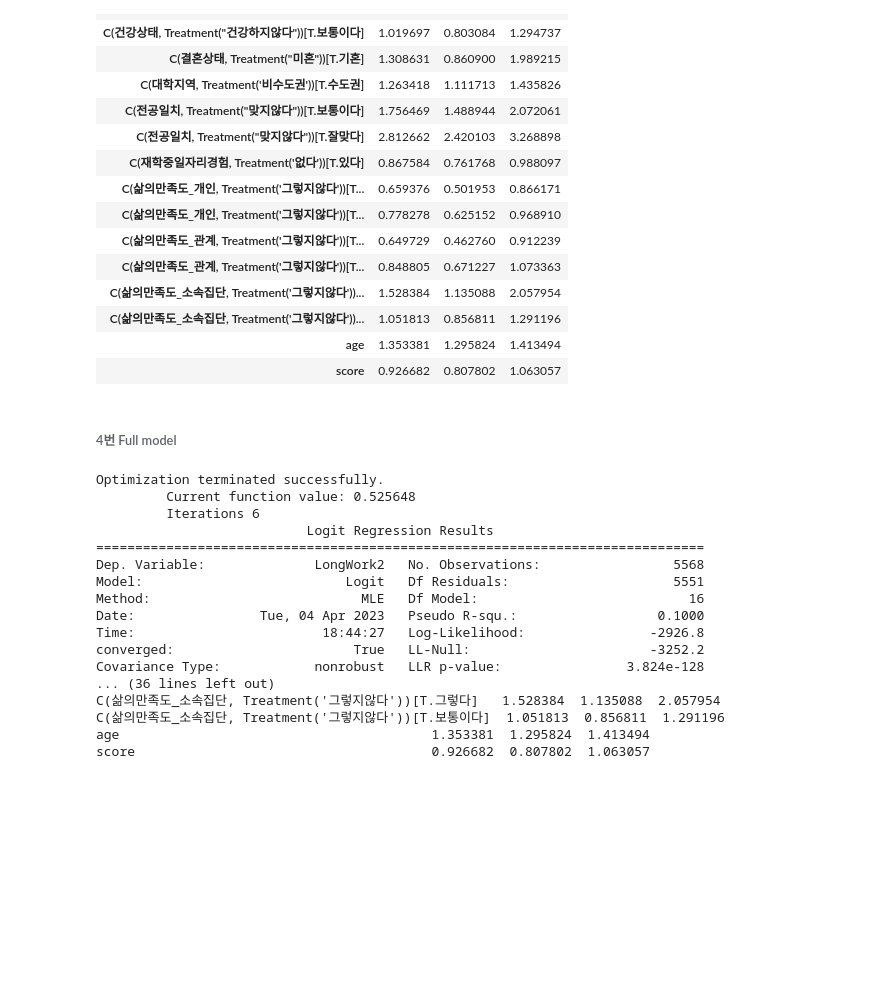
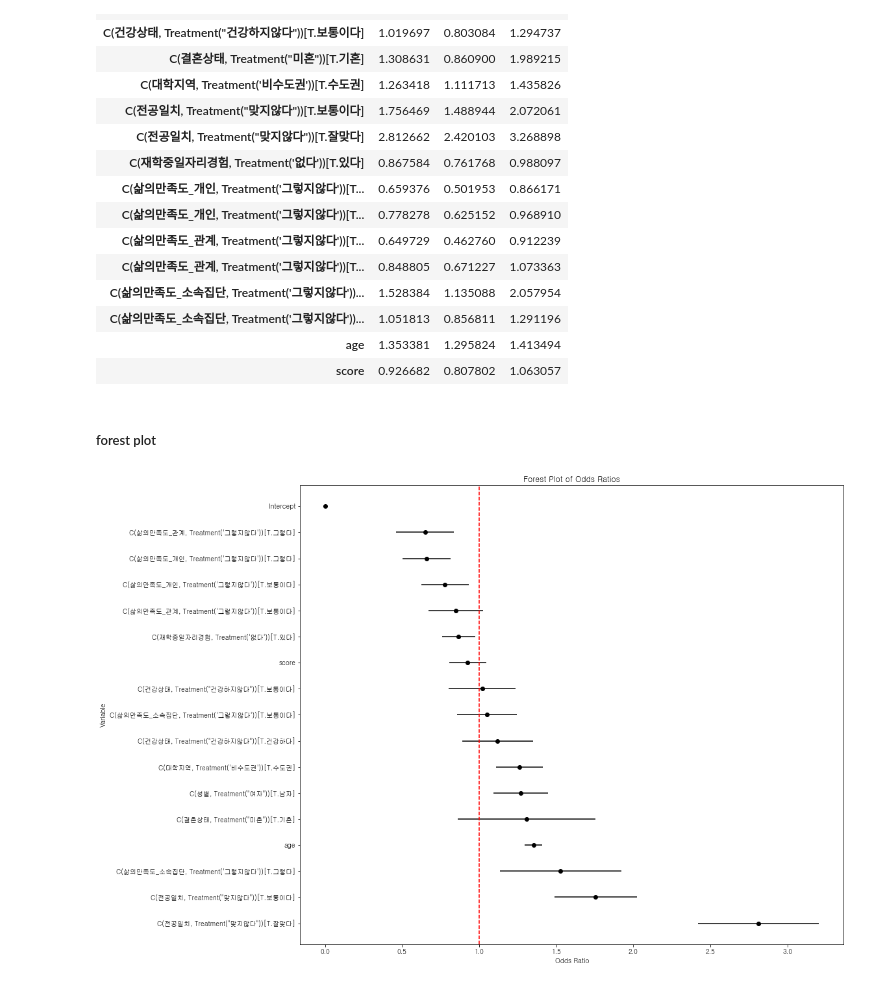
Before and after one commit to tabjun/from-22-to-23-project, a Jupyter notebook: 2023_pannel_analysis/2023.04.04_Multi_logistic.ipynb, the cells around one changed output. Drawn from its saved outputs; the diff is of its cells as text; code cells hidden in the pictures; blank space fills up the shorter version.

```diff
--- a/2023_pannel_analysis/2023.04.04_Multi_logistic.ipynb
+++ b/2023_pannel_analysis/2023.04.04_Multi_logistic.ipynb
@@ -222,42 +231,33 @@ odds_ratios_3
 | C(삶의만족도_소속집단, Treatment('그렇지않다'))... | 1.051813 | 0.856811 | 1.291196 |
 | age | 1.353381 | 1.295824 | 1.413494 |
 | score | 0.926682 | 0.807802 | 1.063057 |
-# %% [markdown]
-###### 4번 Full model
-# %%
-model_full = sm.Logit.from_formula('''LongWork2 ~ age + C(성별,Treatment("여자")) + C(건강상태)
-    + C(결혼상태) + C(대학지역,Treatment('비수도권')) + C(전공일치) + score
-    + C(재학중일자리경험,Treatment('없다')) + C(삶의만족도_개인,Treatment('그렇지않다'))
-    + C(삶의만족도_관계, Treatment('그렇지않다')) + C(삶의만족도_소속집단, Treatment('그렇지않다'))''',
-    df_1).fit()
-print(model_full.summary())
-print('==================================Odds Ratio=========================================')
-
-# 오즈비 계산(Confidence interval 포함)
-odds_ratios = pd.DataFrame(
-    {
-        "OR": model_full.params,
-        "Lower CI": model_full.conf_int()[0],
-        "Upper CI": model_full.conf_int()[1],
-    }
-)
-odds_ratios = np.exp(odds_ratios)
-print(odds_ratios)
-# %% [output]
-Optimization terminated successfully.
-         Current function value: 0.525648
-         Iterations 6
-                           Logit Regression Results
-==============================================================================
-Dep. Variable:              LongWork2   No. Observations:                 5568
-Model:                          Logit   Df Residuals:                     5551
-Method:                           MLE   Df Model:                           16
-Date:                Tue, 04 Apr 2023   Pseudo R-squ.:                  0.1000
-Time:                        18:44:27   Log-Likelihood:                -2926.8
-converged:                       True   LL-Null:                       -3252.2
-Covariance Type:            nonrobust   LLR p-value:                3.824e-128
-... (36 lines left out)
-C(삶의만족도_소속집단, Treatment('그렇지않다'))[T.그렇다]   1.528384  1.135088  2.057954
-C(삶의만족도_소속집단, Treatment('그렇지않다'))[T.보통이다]  1.051813  0.856811  1.291196
-age                                        1.353381  1.295824  1.413494
-score                                      0.926682  0.807802  1.063057
+# %% [markdown]
+##### forest plot
+# %%
+# 오즈비 순서대로
+
+# Define the data
+data = [(var, odds_ratios_3.loc[var, "OR"], odds_ratios_3.loc[var, "Lower CI"], odds_ratios_3.loc[var, "Upper CI"]) for var in odds_ratios_3.index]
+
+# Sort the data by the odds ratio
+data = sorted(data, key=lambda x: x[1], reverse=True)
+
+# Set the figure size
+plt.figure(figsize=(15, 13))
+
+# Plot the data
+plt.errorbar([x[1] for x in data], range(len(data)), xerr=[x[1] - x[2] for x in data], fmt='o', color='black')
+
+# Add the vertical line
+plt.axvline(x=1, color='red', linestyle='--')
+
+# Add the labels and title
+plt.yticks(range(len(data)), [x[0] for x in data])
+plt.xlabel('Odds Ratio')
+plt.ylabel('Variable')
+plt.title('Forest Plot of Odds Ratios')
+
+# Show the plot
+plt.show()
+# %% [output]
+[figure, added]
```
Also changed, not shown: parts of 9 cells of this notebook.
